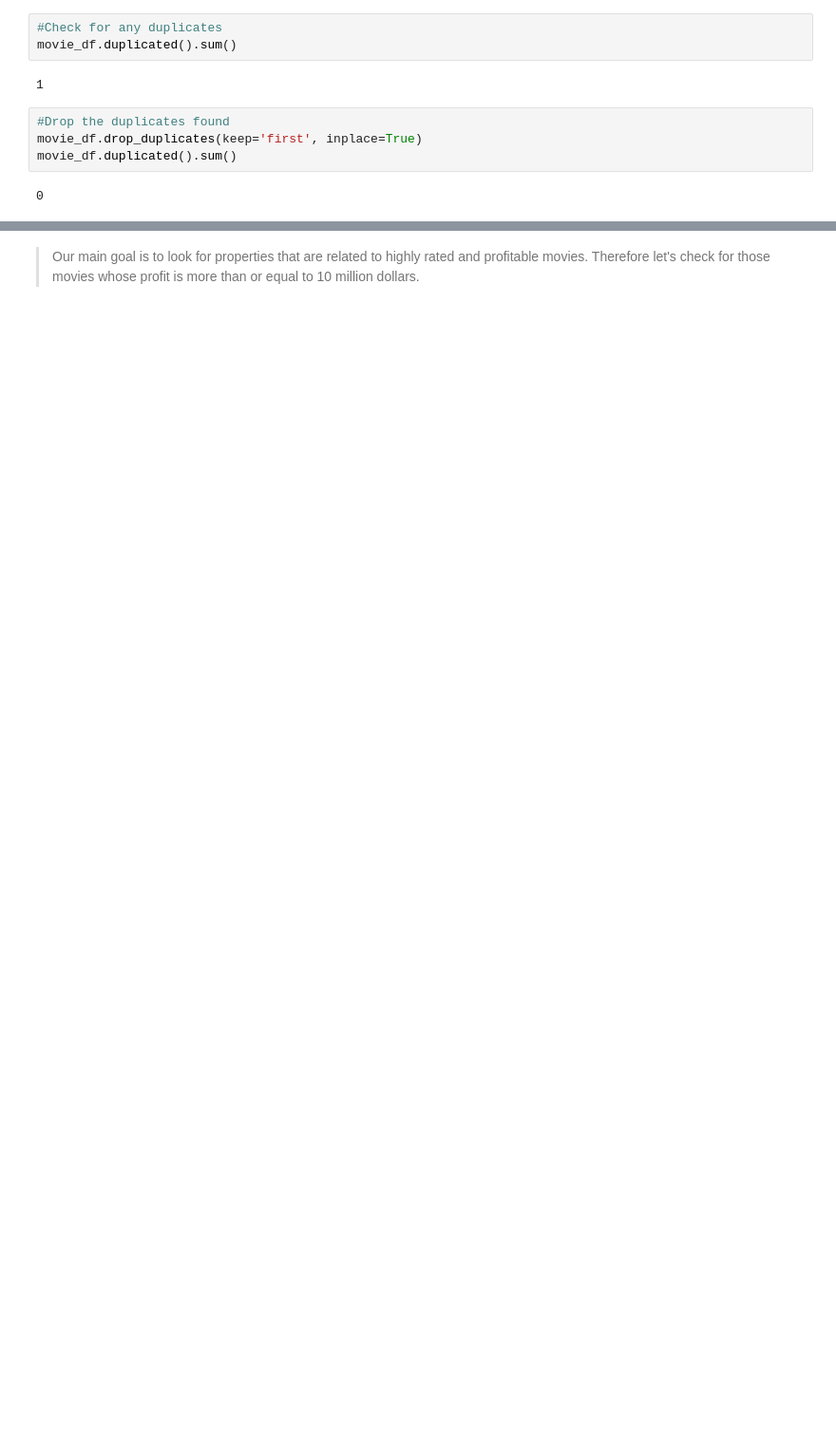
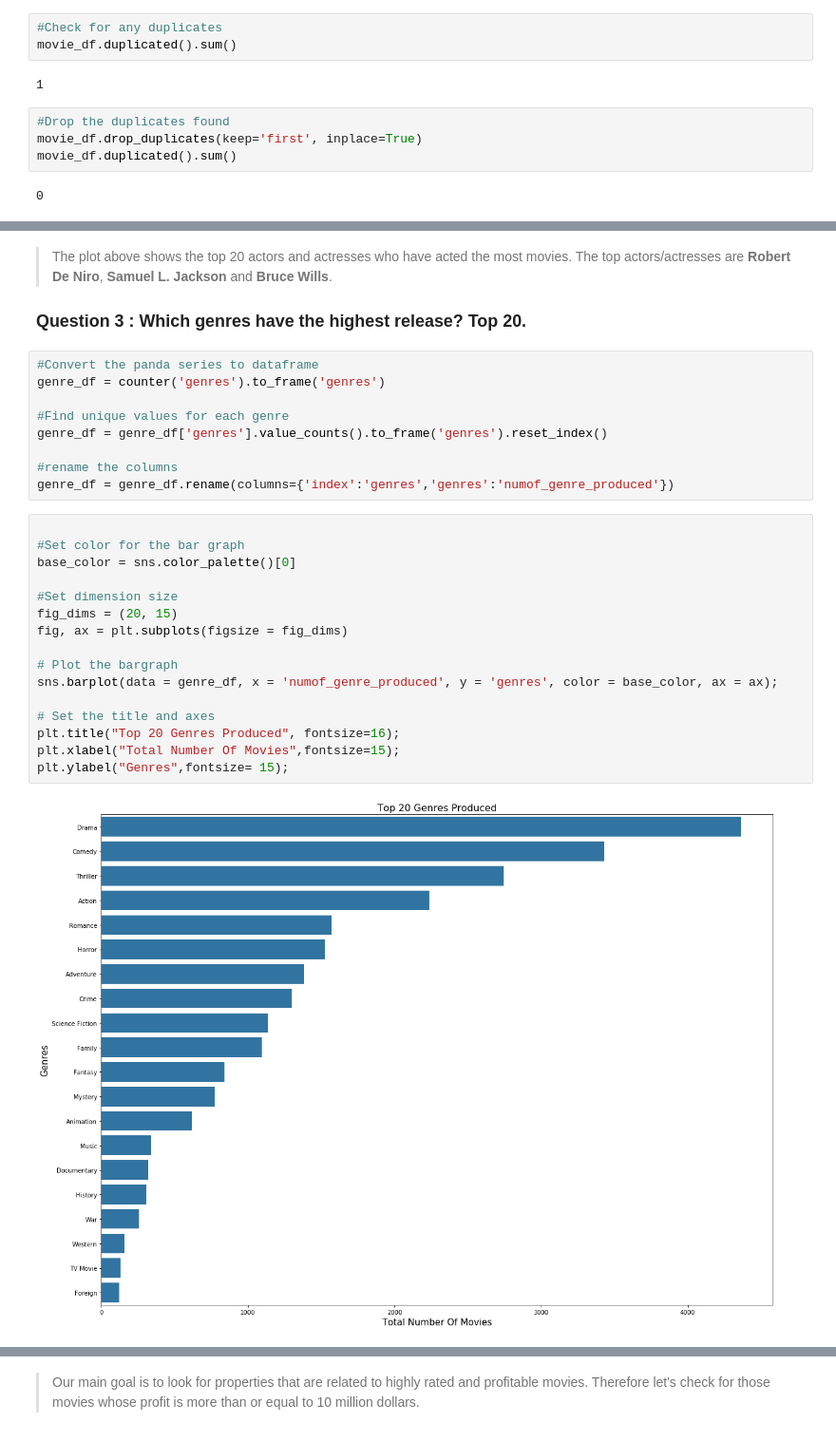
Before and after one commit to anniemburu/Investigate-the-TMDb-Dataset, a Jupyter notebook: movies.ipynb, the cells around one changed output, grey strips where cells are left out. Shown: that part at 95% size. Drawn from its saved outputs; the diff is of its cells as text; blank space fills up the shorter version.

```diff
--- a/movies.ipynb
+++ b/movies.ipynb
@@ -538,0 +339,31 @@ highr_movie_df.head()
+# %% [markdown]
+> The plot above shows the top 20 actors and actresses who have acted the most movies. The top actors/actresses are **Robert De Niro**, **Samuel L. Jackson** and **Bruce Wills**.
+
+### Question 3 : Which genres have the highest release? Top 20.
+# %%
+#Convert the panda series to dataframe
+genre_df = counter('genres').to_frame('genres')
+
+#Find unique values for each genre
+genre_df = genre_df['genres'].value_counts().to_frame('genres').reset_index()
+
+#rename the columns
+genre_df = genre_df.rename(columns={'index':'genres','genres':'numof_genre_produced'})
+# %%
+
+#Set color for the bar graph
+base_color = sns.color_palette()[0]
+
+#Set dimension size
+fig_dims = (20, 15)
+fig, ax = plt.subplots(figsize = fig_dims)
+
+# Plot the bargraph
+sns.barplot(data = genre_df, x = 'numof_genre_produced', y = 'genres', color = base_color, ax = ax);
+
+# Set the title and axes
+plt.title("Top 20 Genres Produced", fontsize=16);
+plt.xlabel("Total Number Of Movies",fontsize=15);
+plt.ylabel("Genres",fontsize= 15);
+# %% [output]
+[figure, added]
```
Also changed, not shown: parts of 126 cells of this notebook, 1 other file.
